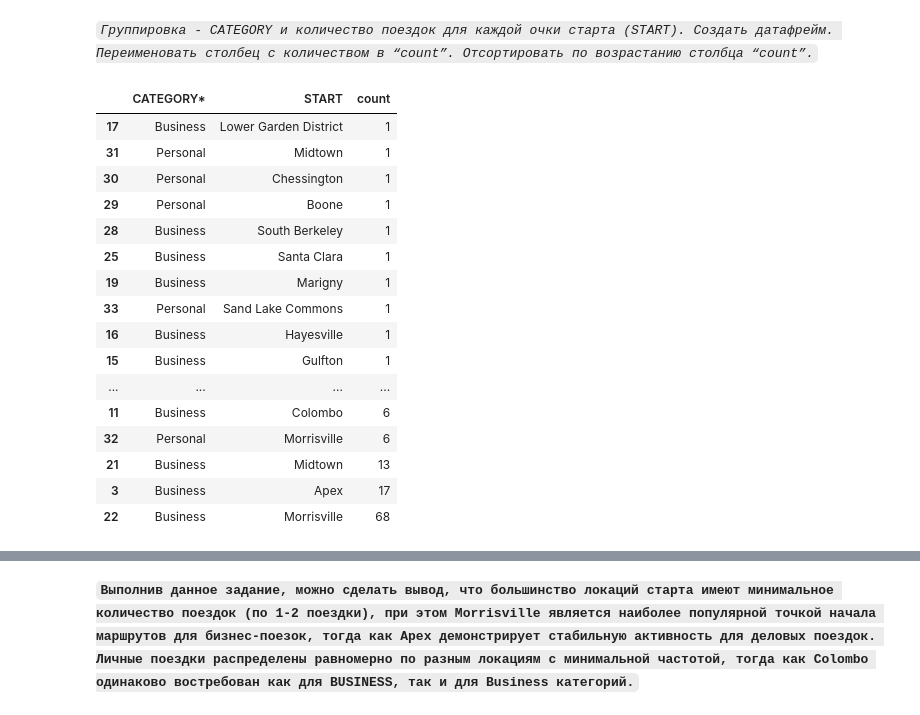
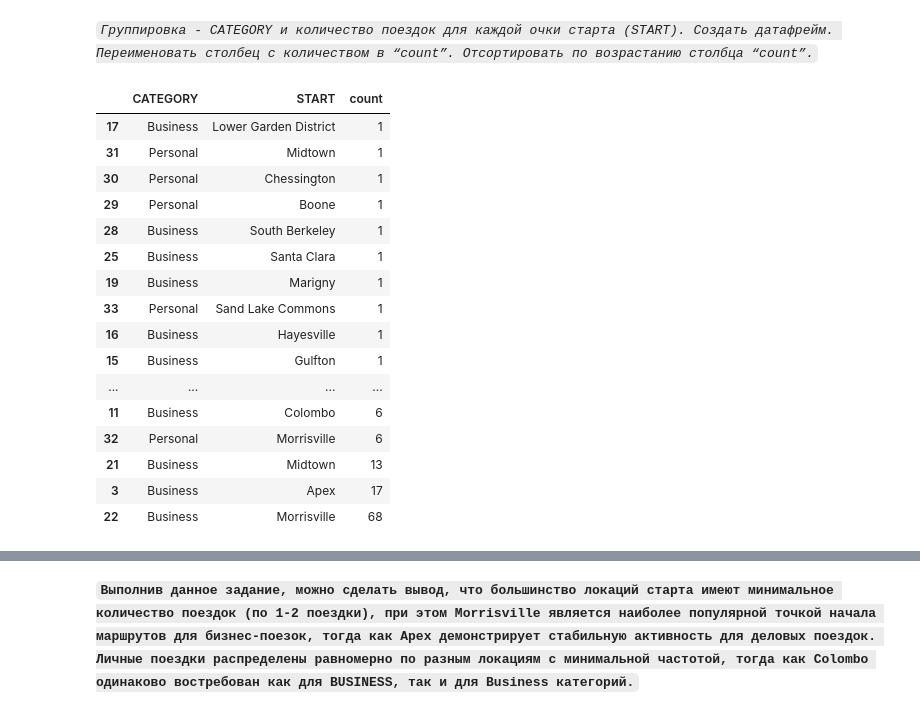
Before and after one commit to Katya20046/kazd, a Jupyter notebook: ЛР1_Азарова_1.ipynb, the cells around one changed output, grey strips where cells are left out. Saved outputs shown, nothing was run; the diff lists cells and outputs as text; code cells hidden in the pictures.

```diff
--- a/ЛР1_Азарова_1.ipynb
+++ b/ЛР1_Азарова_1.ipynb
@@ -121,10 +135,10 @@ print("Пропуски до обработки:")
 print(df.isna().sum())
 
 # Преобразуем столбец в строковый тип (чтобы избежать ошибки с категориями)
-df['PURPOSEroute'] = df['PURPOSEroute'].astype(str)
+df['PURPOSEROUTE'] = df['PURPOSEROUTE'].astype(str)
 
 # Заменяем 'nan' (которые были пропусками) на 'Not Specified'
-df['PURPOSEroute'] = df['PURPOSEroute'].replace('nan', 'Not Specified')
+df['PURPOSEROUTE'] = df['PURPOSEROUTE'].replace('nan', 'Not Specified')
 
 print("\nПропуски после обработки:")
 print(df.isna().sum())
@@ -173,19 +184,2 @@ df=df.drop_duplicates().reset_index(drop=True)
 # %% [markdown]
 #### Проверка неявных дубликатов
-# %%
-# Загрузка данных
-df = pd.read_csv('drivers.csv', delimiter=';', encoding='utf-8-sig')
-
-# Простая проверка дубликатов
-print("Проверка дубликатов:")
-print(f"Всего строк: {len(df)}")
-print(f"Полных дубликатов: {df.duplicated().sum()}")
-
-# Удаляем дубликаты
-df = df.drop_duplicates()
-print(f"Осталось после удаления: {len(df)}")
-
-# Проверяем основные столбцы
-print("\nУникальные значения:")
-print(f"Категории: {df['CATEGORY*'].unique()}")
-print(f"Цели поездок: {df['PURPOSEroute'].unique()}")
@@ -201,0 +186,19 @@ print(f"Цели поездок: {df['PURPOSEroute'].unique()}")
+# %%
+# Проверка уникальных значений
+for col in ['CATEGORY*', 'START', 'STOP', 'PURPOSEroute']:
+    print(f"Уникальные значения в {col}: {df[col].unique().tolist()}")
+
+# Исправление неявных дубликатов
+df['CATEGORY*'] = df['CATEGORY*'].replace({'BUSINESS': 'Business'})
+df['PURPOSEroute'] = df['PURPOSEroute'].replace({'MEETING': 'Meeting'})
+
+# Проверка дубликатов записей
+for cols in [['START_DATE', 'START'],
+             ['START_DATE', 'END_DATE', 'START'],
+             ['START_DATE', 'END_DATE', 'START', 'STOP']]:
+    duplicates = df.duplicated(subset=cols).sum()
+    print(f"Дубликатов по {cols}: {duplicates}")
+
+# Удаление полных дубликатов
+df = df.drop_duplicates()
+print(f"Осталось записей: {len(df)}")
@@ -290,12 +287,12 @@ CATEGORY*   PURPOSEroute  Количество поездок
 “сount”. Отсортировать по возрастанию столбца “count”. `*
 # %%
 # выполните группировку согласно варианту
-result = df.groupby(['CATEGORY*', 'START']).size().reset_index(name='count')
+result = df.groupby(['CATEGORY', 'START']).size().reset_index(name='count')
 result = result.rename(columns={'count': 'count'})  # Меняем название на count
 result = result.sort_values('count', ascending=True)  # Сортировка по возрастанию
 display(result)
 # %% [output]
-|  | CATEGORY* | START | count |
+|  | CATEGORY | START | count |
 | 17 | Business | Lower Garden District | 1 |
 | 31 | Personal | Midtown | 1 |
 | 30 | Personal | Chessington | 1 |
```
Also changed, not shown: parts of 43 cells of this notebook.
